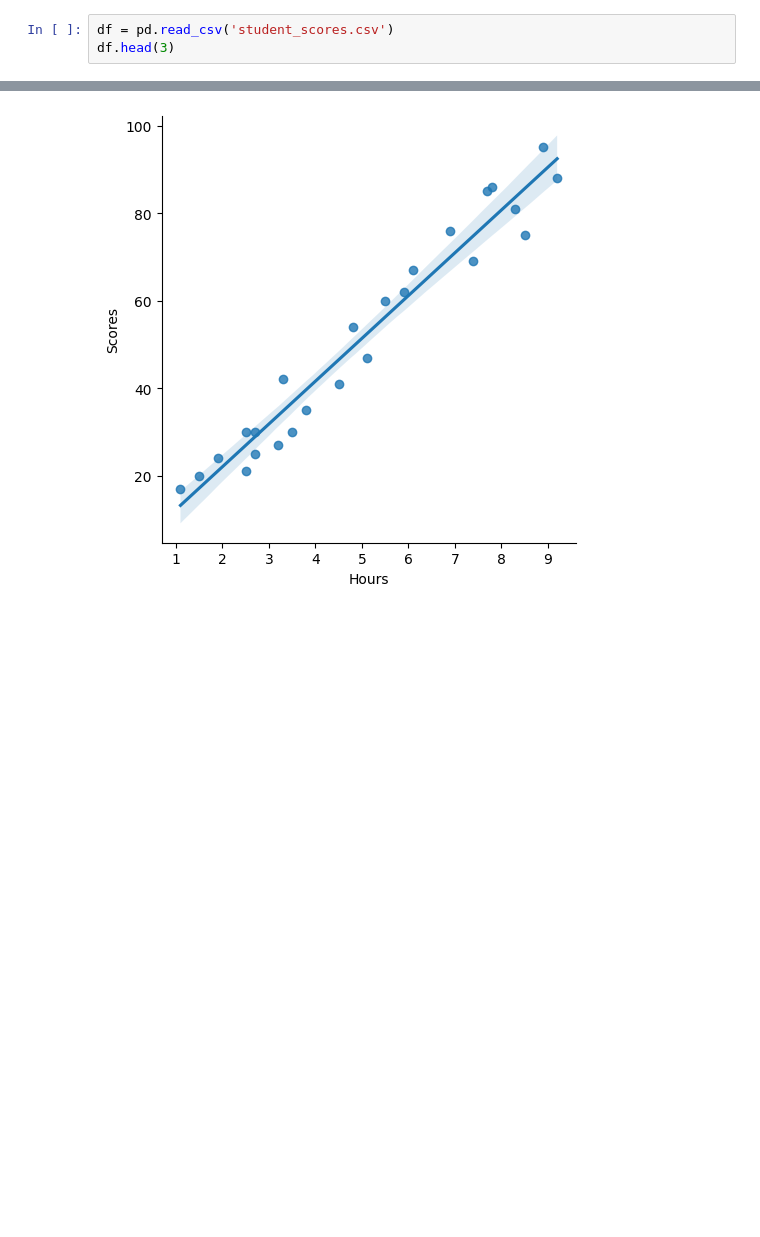
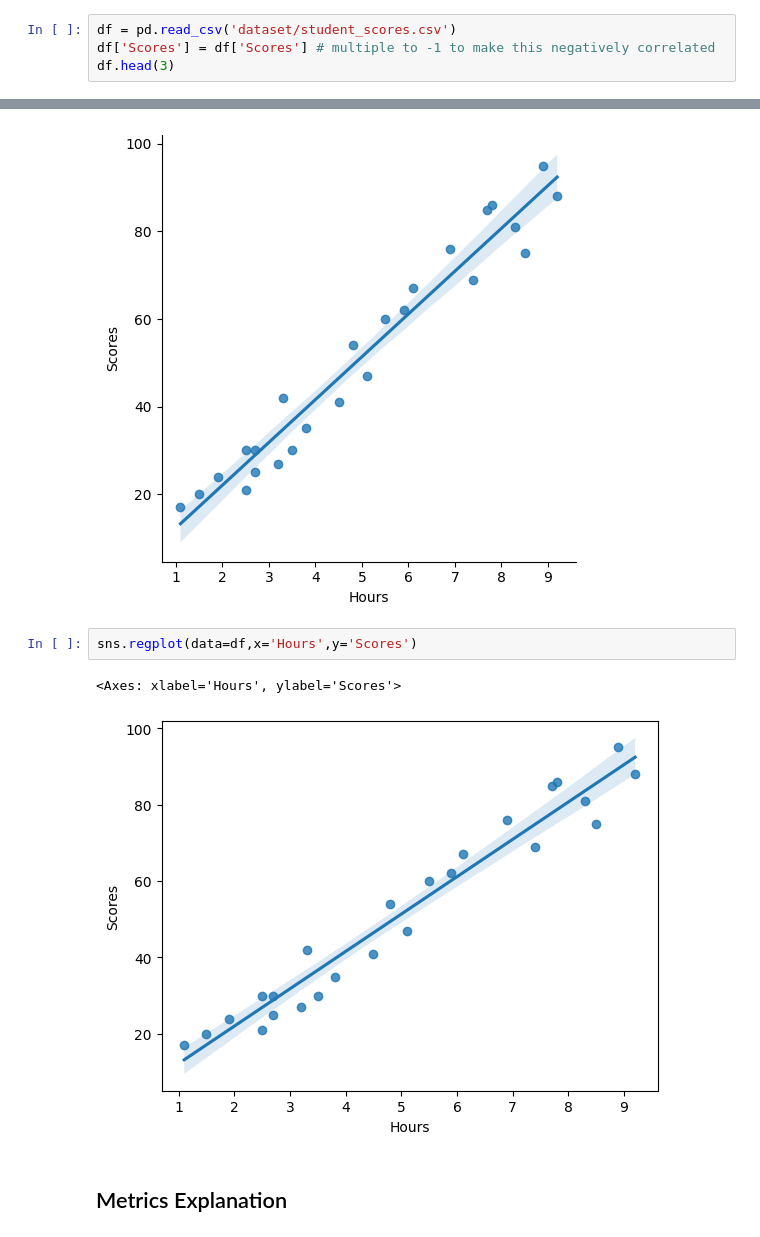
Before and after one commit to hafidzerdityo/machine_learning_note, a Jupyter notebook: linear_regression/linear_regression_statistic.ipynb, the cells around one changed output, grey strips where cells are left out. Drawn from its saved outputs; the diff is of its cells as text; blank space fills up the shorter version.

```diff
--- a/linear_regression/linear_regression_statistic.ipynb
+++ b/linear_regression/linear_regression_statistic.ipynb
@@ -4,4 +7,5 @@ import pandas as pd
 # %%
-df = pd.read_csv('student_scores.csv')
+df = pd.read_csv('dataset/student_scores.csv')
+df['Scores'] = df['Scores'] # multiple to -1 to make this negatively correlated
 df.head(3)
 # %% [output]
@@ -235,3 +265,10 @@ sns.lmplot(data=df,x='Hours',y='Scores')
 # %% [output]
 <seaborn.axisgrid.FacetGrid at 0x...>
 [figure]
+# %%
+sns.regplot(data=df,x='Hours',y='Scores')
+# %% [output]
+<Axes: xlabel='Hours', ylabel='Scores'>
+[figure, added]
+# %% [markdown]
+## Metrics Explanation
```
Also changed, not shown: parts of 33 cells of this notebook.
